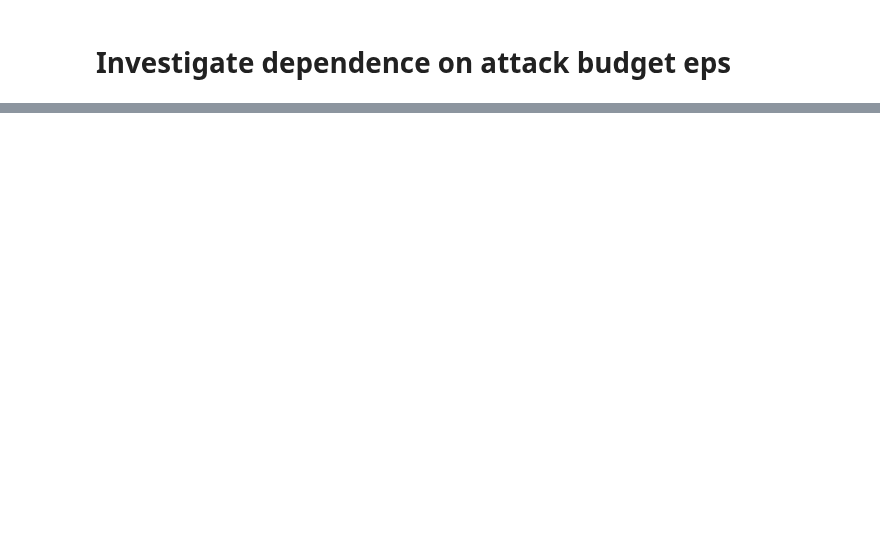
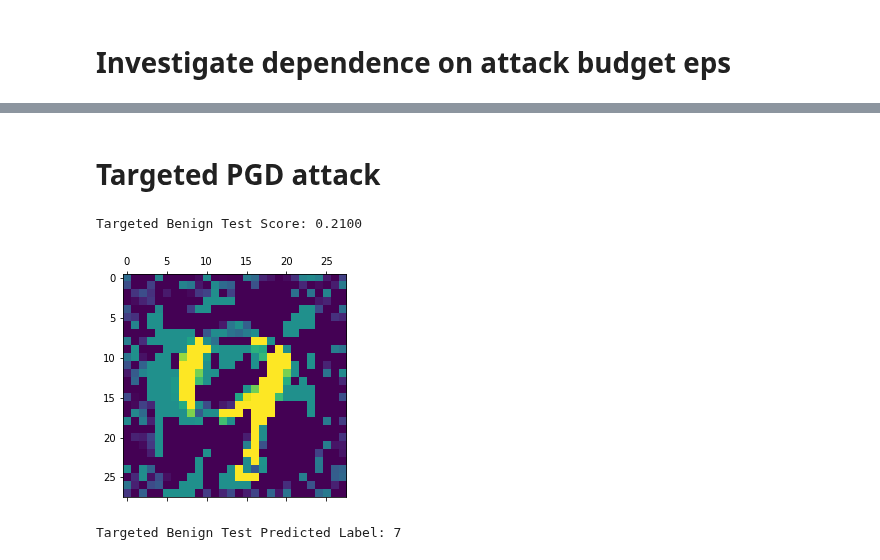
Before and after one commit to Trusted-AI/adversarial-robustness-toolbox, a Jupyter notebook: notebooks/sklearn_logistic_regression.ipynb, the cells around one changed output, grey strips where cells are left out. Saved outputs shown, nothing was run; the diff lists cells and outputs as text; code cells hidden in the pictures; blank space fills up the shorter version.

```diff
--- a/notebooks/sklearn_logistic_regression.ipynb
+++ b/notebooks/sklearn_logistic_regression.ipynb
@@ -136,0 +145,24 @@ plt.ylim((0, 1))
+# %% [markdown]
+# Targeted PGD attack
+# %%
+pgd = ProjectedGradientDescent(classifier=art_lr, norm=np.inf, eps=0.5, eps_step=0.01, max_iter=500, targeted=True, num_random_init=3, batch_size=128)
+y_test_target = np.zeros((y_test.shape[0], 10))
+target_label = 7
+y_test_target[:, target_label] = 1
+x_test_adv = pgd.generate(x_test, y=y_test_target)
+score = skl_lr.score(x_test_adv, y_test)
+# %%
+score = skl_lr.score(x_test_adv, np.argmax(y_test_target, axis=1))
+print("Targeted Benign Test Score: %.4f" % score)
+# %% [output]
+Targeted Benign Test Score: 0.2100
+# %%
+plt.matshow(x_test_adv[16, :].reshape((28, 28)))
+plt.clim(0, 1)
+# %% [output]
+[figure, added]
+# %%
+prediction = skl_lr.predict(x_test_adv[16:17, :])[0]
+print("Targeted Benign Test Predicted Label: %i" % prediction)
+# %% [output]
+Targeted Benign Test Predicted Label: 7
```
Also changed, not shown: parts of 12 cells of this notebook.
